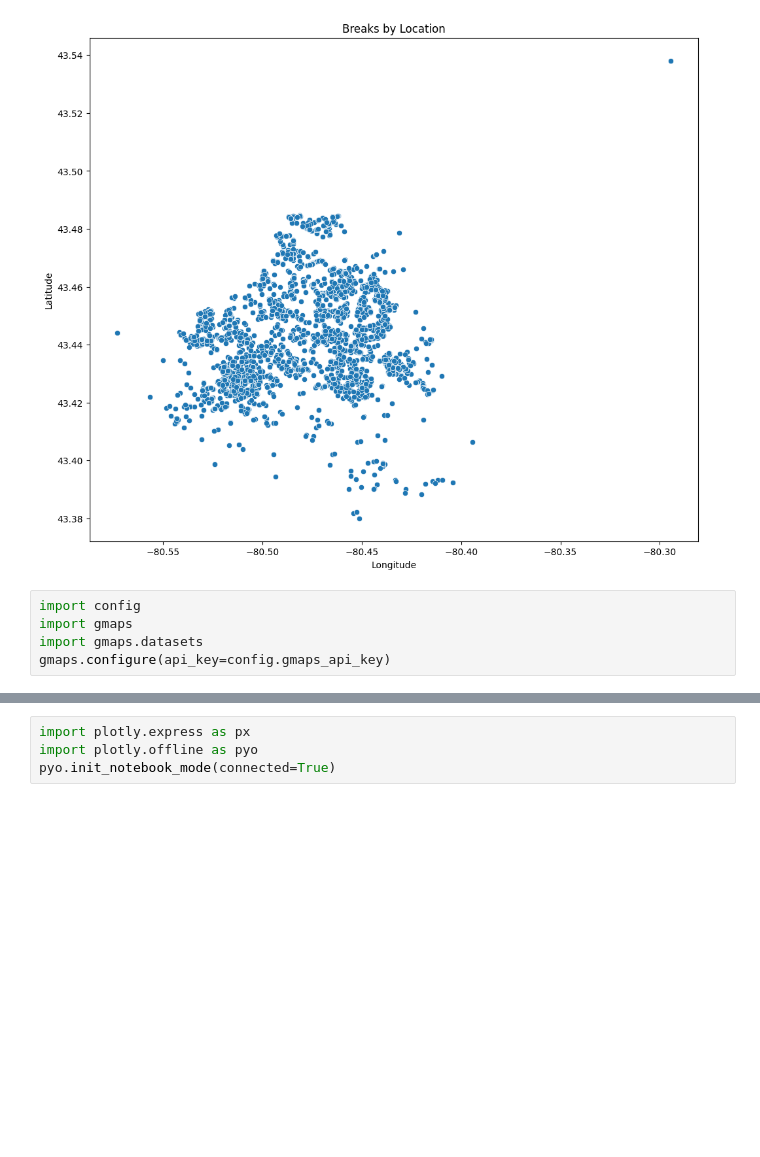
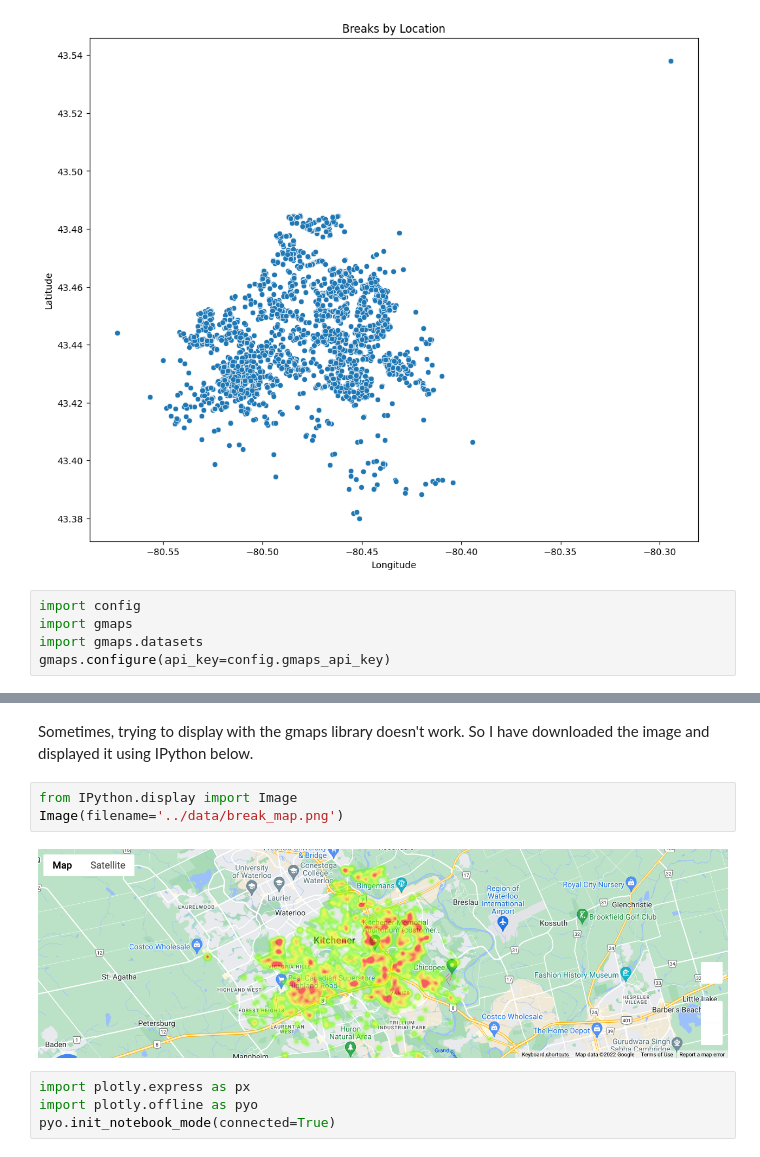
Before and after one commit to js3lliott/water-main-break-prediction-KW, a Jupyter notebook: nbs/03_water_main_heatmap.ipynb, the cells around one changed output, grey strips where cells are left out. Drawn from its saved outputs; the diff is of its cells as text; blank space fills up the shorter version.

Commit message:
display gmaps heatmap

```diff
--- a/nbs/03_water_main_heatmap.ipynb
+++ b/nbs/03_water_main_heatmap.ipynb
@@ -160,6 +169,13 @@ fig.add_layer(break_map)
 fig
 # %% [output]
 [interactive output not drawn]
+# %% [markdown]
+Sometimes, trying to display with the gmaps library doesn't work. So I have downloaded the image and displayed it using IPython below.
+# %%
+from IPython.display import Image
+Image(filename='../data/break_map.png')
+# %% [output]
+[figure, added]
 # %%
 import plotly.express as px
 import plotly.offline as pyo
```
Also changed, not shown: parts of 4 cells of this notebook, 1 other file.
